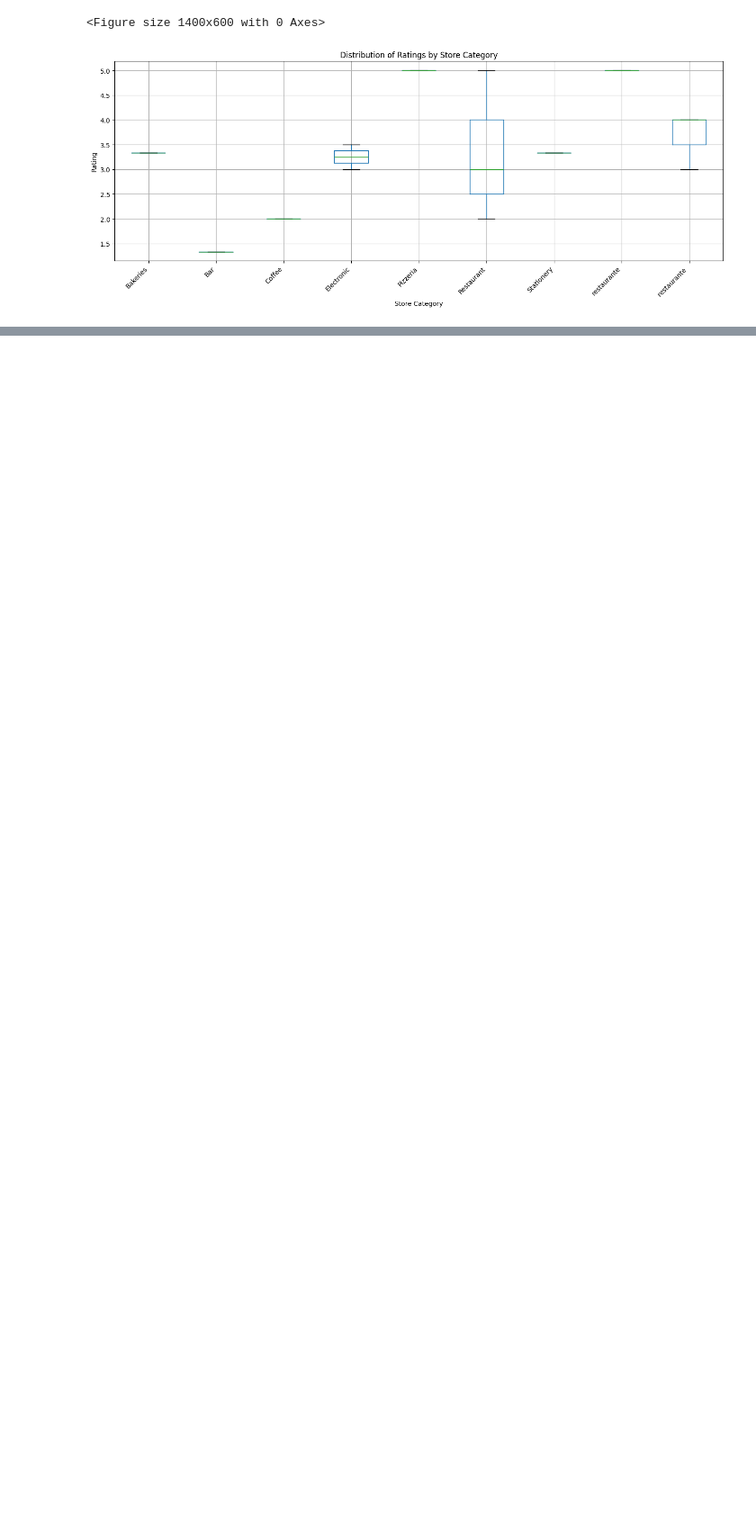
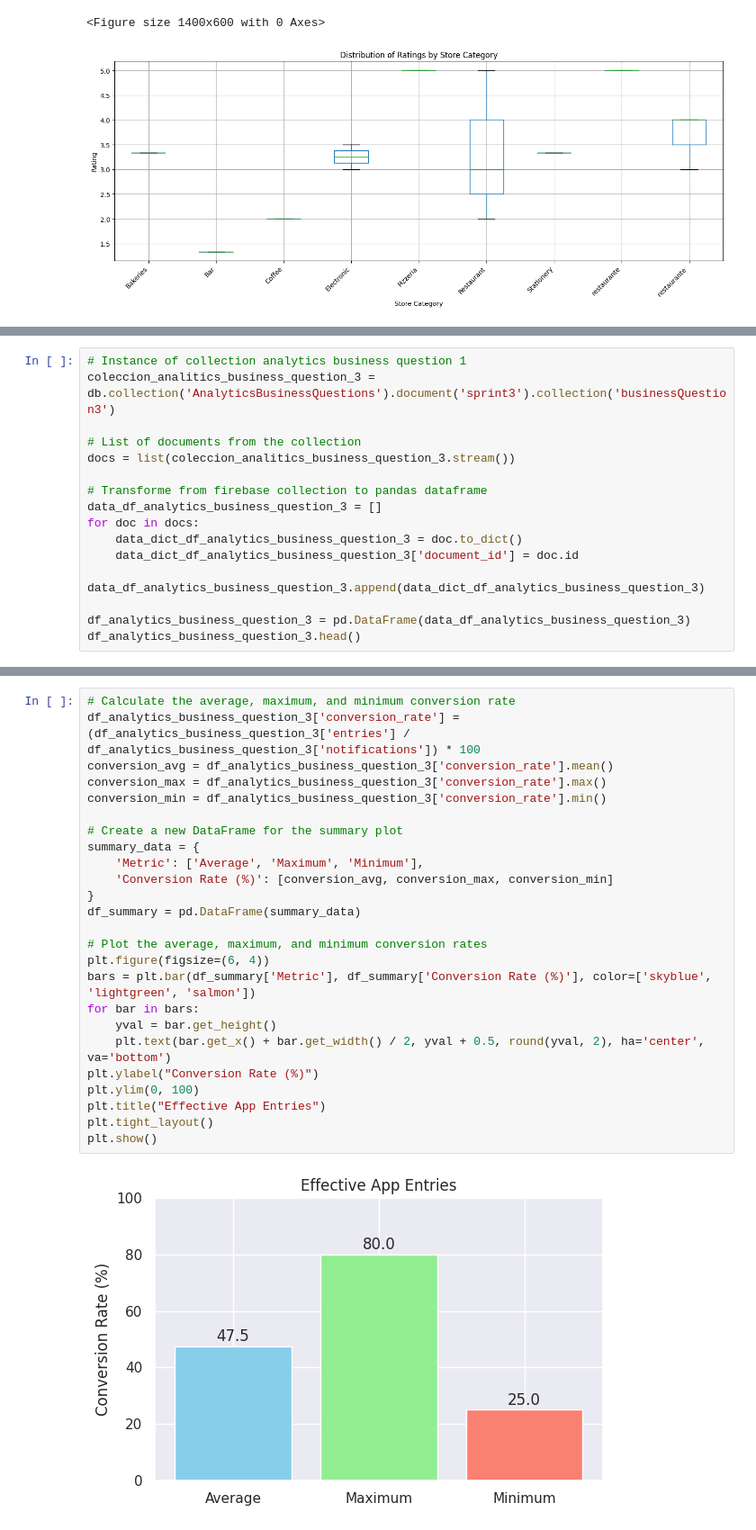
Before and after one commit to MobileDev-SEC02-G21/Senecard_Analytics, a Jupyter notebook: Analytics_Senecard/Analytics_Senecard/Analytics_Senecard.ipynb, the cells around one changed output, grey strips where cells are left out. Shown at 90% size. Cells and saved outputs as stored; diff of their text form; blank space fills up the shorter version.

```diff
--- a/Analytics_Senecard/Analytics_Senecard/Analytics_Senecard.ipynb
+++ b/Analytics_Senecard/Analytics_Senecard/Analytics_Senecard.ipynb
@@ -583,0 +601,16 @@ Average ratings by store category:
+# %%
+# Instance of collection analytics business question 1
+coleccion_analitics_business_question_3 = db.collection('AnalyticsBusinessQuestions').document('sprint3').collection('businessQuestion3')
+
+# List of documents from the collection
+docs = list(coleccion_analitics_business_question_3.stream())
+
+# Transforme from firebase collection to pandas dataframe
+data_df_analytics_business_question_3 = []
+for doc in docs:
+    data_dict_df_analytics_business_question_3 = doc.to_dict()
+    data_dict_df_analytics_business_question_3['document_id'] = doc.id
+    data_df_analytics_business_question_3.append(data_dict_df_analytics_business_question_3)
+
+df_analytics_business_question_3 = pd.DataFrame(data_df_analytics_business_question_3)
+df_analytics_business_question_3.head()
@@ -583,0 +624,27 @@ Average ratings by store category:
+# %%
+# Calculate the average, maximum, and minimum conversion rate
+df_analytics_business_question_3['conversion_rate'] = (df_analytics_business_question_3['entries'] / df_analytics_business_question_3['notifications']) * 100
+conversion_avg = df_analytics_business_question_3['conversion_rate'].mean()
+conversion_max = df_analytics_business_question_3['conversion_rate'].max()
+conversion_min = df_analytics_business_question_3['conversion_rate'].min()
+
+# Create a new DataFrame for the summary plot
+summary_data = {
+    'Metric': ['Average', 'Maximum', 'Minimum'],
+    'Conversion Rate (%)': [conversion_avg, conversion_max, conversion_min]
+}
+df_summary = pd.DataFrame(summary_data)
+
+# Plot the average, maximum, and minimum conversion rates
+plt.figure(figsize=(6, 4))
+bars = plt.bar(df_summary['Metric'], df_summary['Conversion Rate (%)'], color=['skyblue', 'lightgreen', 'salmon'])
+for bar in bars:
+    yval = bar.get_height()
+    plt.text(bar.get_x() + bar.get_width() / 2, yval + 0.5, round(yval, 2), ha='center', va='bottom')
+plt.ylabel("Conversion Rate (%)")
+plt.ylim(0, 100)
+plt.title("Effective App Entries")
+plt.tight_layout()
+plt.show()
+# %% [output]
+[figure, added]
```
Also changed, not shown: parts of 18 cells of this notebook.
